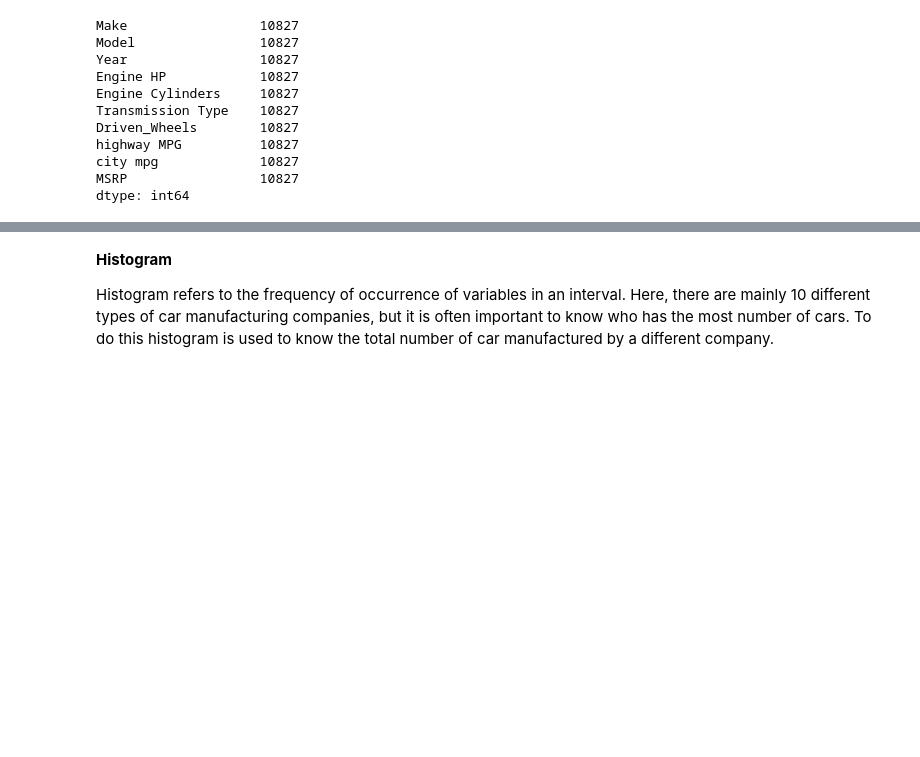
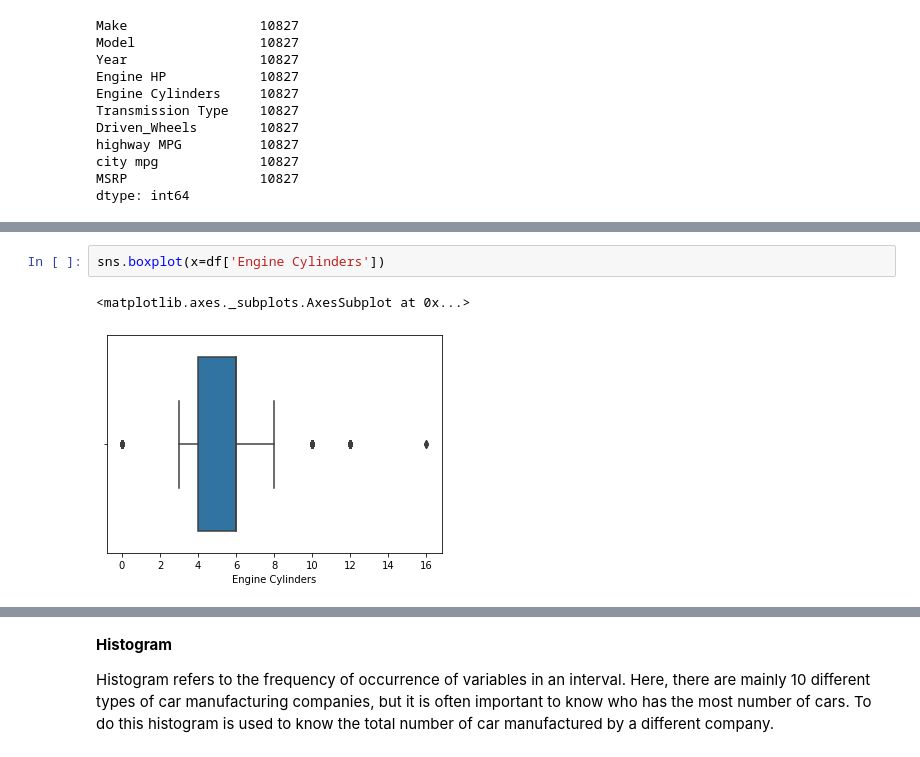
Before and after one commit to nagaswetha125/Basic-ML, a Jupyter notebook: EDA.ipynb, the cells around one changed output, grey strips where cells are left out. Saved outputs shown, nothing was run; the diff lists cells and outputs as text; blank space fills up the shorter version.

```diff
--- a/EDA.ipynb
+++ b/EDA.ipynb
@@ -125,0 +140,5 @@ dtype: int64
+# %%
+sns.boxplot(x=df['Engine Cylinders'])
+# %% [output]
+<matplotlib.axes._subplots.AxesSubplot at 0x...>
+[figure, added]
```
Also changed, not shown: parts of 5 cells of this notebook.
